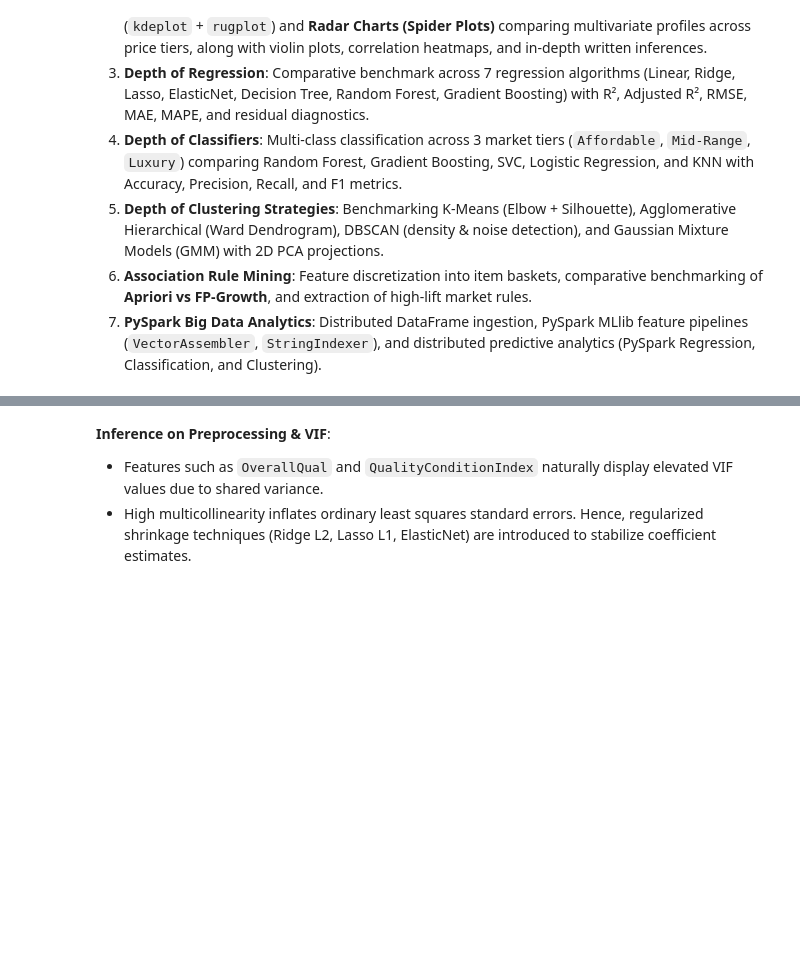
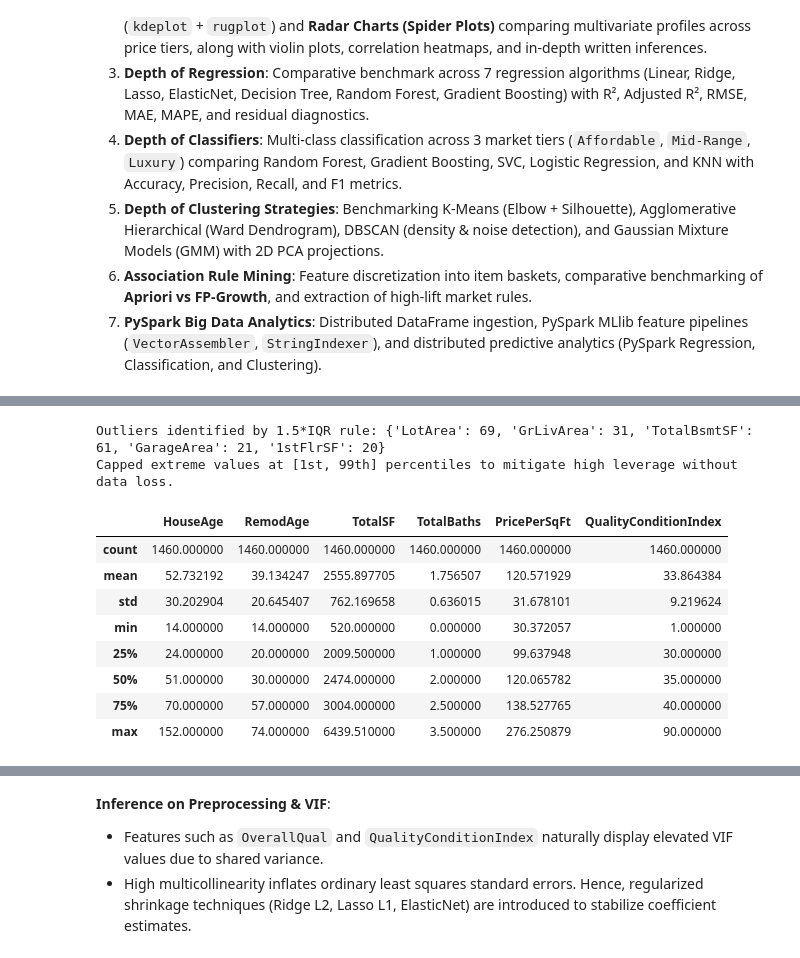
Before and after one commit to Sripadh16/house-price-prediction, a Jupyter notebook: HousePricePredictor.ipynb, the cells around one changed output, grey strips where cells are left out. Saved outputs shown, nothing was run; the diff lists cells and outputs as text; code cells hidden in the pictures; blank space fills up the shorter version.

```diff
--- a/HousePricePredictor.ipynb
+++ b/HousePricePredictor.ipynb
@@ -73,38 +139,51 @@ print(null_summary[null_summary > 0] if null_summary.sum() > 0 else "No missing
 # %%
 # 1.3 Outlier Detection & Winsorization Capping
-numeric_cols = df.select_dtypes(include=[np.number]).columns.tolist()
+numeric_cols = df_clean.select_dtypes(include=[np.number]).columns.tolist()
 if 'SalePrice' in numeric_cols:
     numeric_cols.remove('SalePrice')
 
-df_clean = df.copy()
 outlier_counts = {}
 for col in ['LotArea', 'GrLivArea', 'TotalBsmtSF', 'GarageArea', '1stFlrSF']:
-    Q1 = df[col].quantile(0.25)
-    Q3 = df[col].quantile(0.75)
+    Q1 = df_clean[col].quantile(0.25)
+    Q3 = df_clean[col].quantile(0.75)
     IQR = Q3 - Q1
     lower_limit = Q1 - 1.5 * IQR
     upper_limit = Q3 + 1.5 * IQR
-    outliers = df[(df[col] < lower_limit) | (df[col] > upper_limit)]
+    outliers = df_clean[(df_clean[col] < lower_limit) | (df_clean[col] > upper_limit)]
     outlier_counts[col] = len(outliers)
 
     # Winsorize / Cap extreme 1st and 99th percentiles
-    p01 = df[col].quantile(0.01)
-    p99 = df[col].quantile(0.99)
+    p01 = df_clean[col].quantile(0.01)
+    p99 = df_clean[col].quantile(0.99)
     df_clean[col] = np.clip(df_clean[col], p01, p99)
 
 print("Outliers identified by 1.5*IQR rule:", outlier_counts)
 print("Capped extreme values at [1st, 99th] percentiles to mitigate high leverage without data loss.")
+# %% [output]
+Outliers identified by 1.5*IQR rule: {'LotArea': 69, 'GrLivArea': 31, 'TotalBsmtSF': 61, 'GarageArea': 21, '1stFlrSF': 20}
+Capped extreme values at [1st, 99th] percentiles to mitigate high leverage without data loss.
 # %%
 # 1.4 Feature Engineering
 CURRENT_YEAR = 2024
 df_clean['HouseAge'] = CURRENT_YEAR - df_clean['YearBuilt']
 df_clean['RemodAge'] = CURRENT_YEAR - df_clean['YearRemodAdd']
 df_clean['IsRemodeled'] = (df_clean['YearRemodAdd'] > df_clean['YearBuilt']).astype(int)
 df_clean['TotalSF'] = df_clean['TotalBsmtSF'] + df_clean['1stFlrSF'] + df_clean['2ndFlrSF']
 df_clean['TotalBaths'] = df_clean['FullBath'] + 0.5 * df_clean['HalfBath']
 df_clean['PricePerSqFt'] = df_clean['SalePrice'] / (df_clean['GrLivArea'] + 1e-5)
 df_clean['QualityConditionIndex'] = df_clean['OverallQual'] * df_clean['OverallCond']
+df_clean['PriceTier'] = pd.qcut(df_clean['SalePrice'], q=3, labels=['Affordable', 'Mid-Range', 'Luxury'])
 df_clean[['HouseAge', 'RemodAge', 'TotalSF', 'TotalBaths', 'PricePerSqFt', 'QualityConditionIndex']].describe()
+# %% [output]
+|  | HouseAge | RemodAge | TotalSF | TotalBaths | PricePerSqFt | QualityConditionIndex |
+| count | 1460.000000 | 1460.000000 | 1460.000000 | 1460.000000 | 1460.000000 | 1460.000000 |
+| mean | 52.732192 | 39.134247 | 2555.897705 | 1.756507 | 120.571929 | 33.864384 |
+| std | 30.202904 | 20.645407 | 762.169658 | 0.636015 | 31.678101 | 9.219624 |
+| min | 14.000000 | 14.000000 | 520.000000 | 0.000000 | 30.372057 | 1.000000 |
+| 25% | 24.000000 | 20.000000 | 2009.500000 | 1.000000 | 99.637948 | 30.000000 |
+| 50% | 51.000000 | 30.000000 | 2474.000000 | 2.000000 | 120.065782 | 35.000000 |
+| 75% | 70.000000 | 57.000000 | 3004.000000 | 2.500000 | 138.527765 | 40.000000 |
+| max | 152.000000 | 74.000000 | 6439.510000 | 3.500000 | 276.250879 | 90.000000 |
 # %%
 # 1.5 Skewness Correction (Log1p Transformations)
 print(f"SalePrice Skewness (Before): {df_clean['SalePrice'].skew():.3f}")
```
Also changed, not shown: parts of 24 cells of this notebook, 22 other files.
